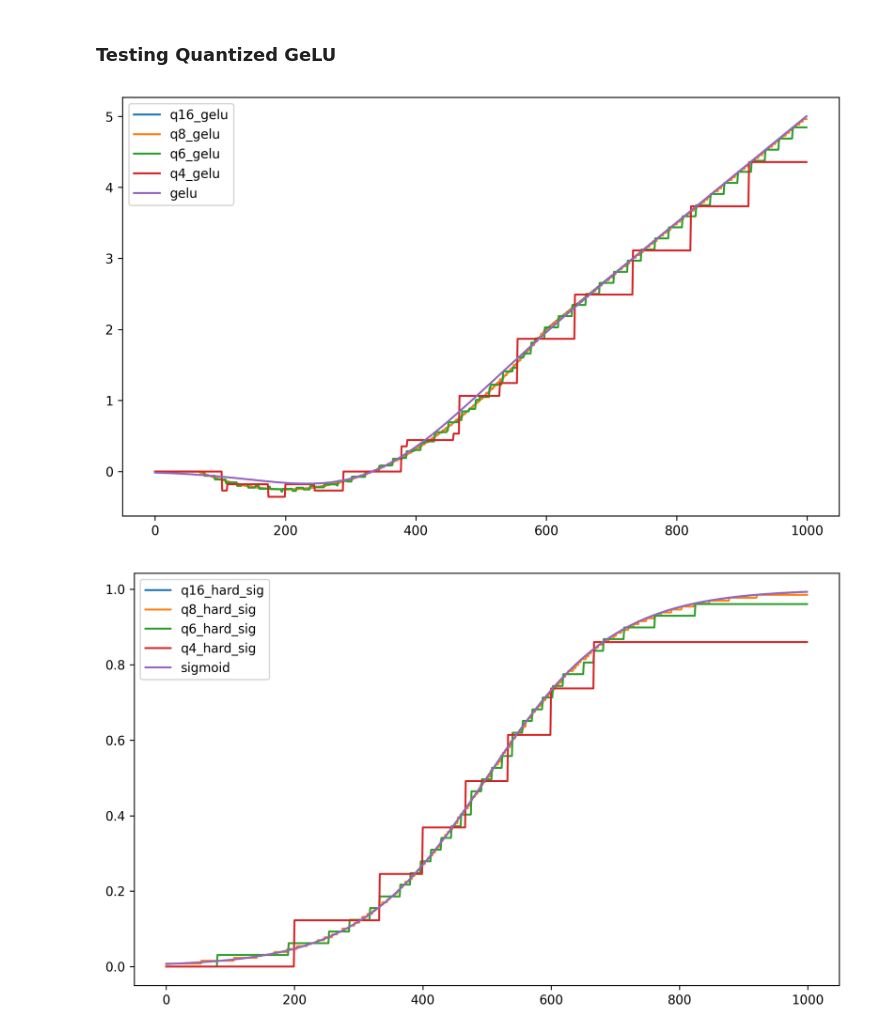
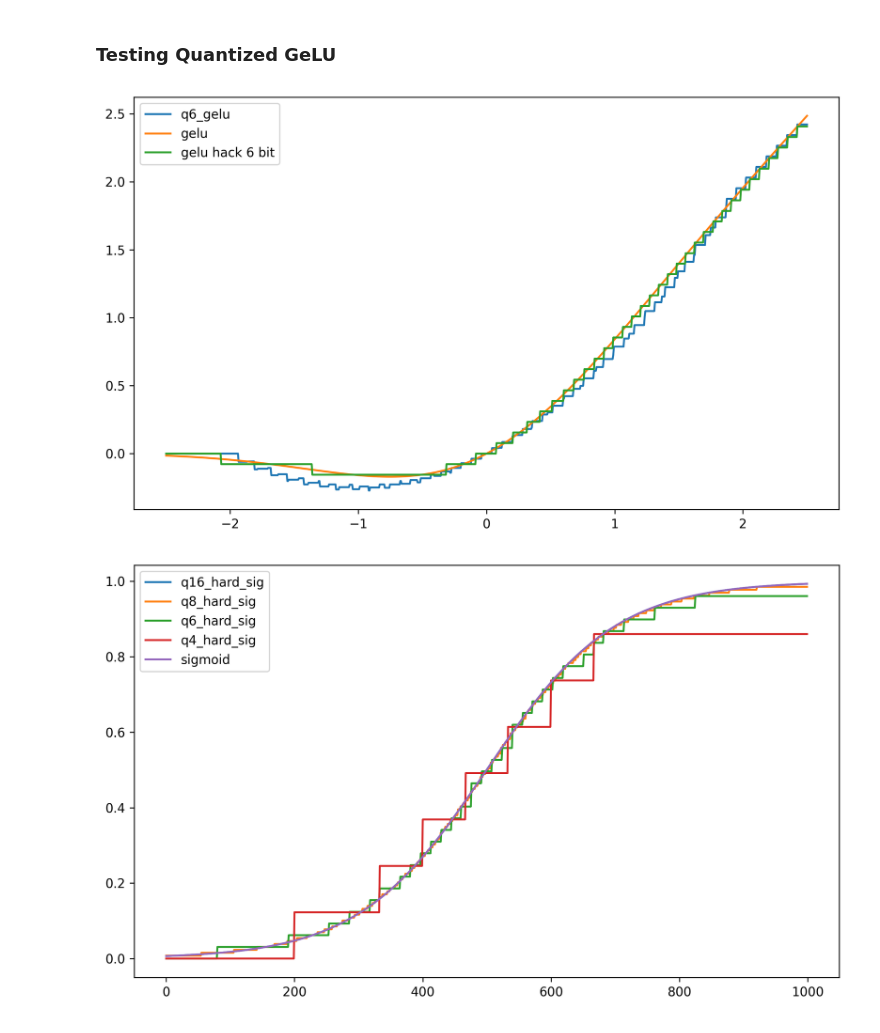
Before and after one commit to kmheckel/Q-S5, a Jupyter notebook: test_aqt.ipynb, the cells around one changed output. Saved outputs shown, nothing was run; the diff lists cells and outputs as text; code cells hidden in the pictures.

Commit message:
added plotting for post gelu quant hack

```diff
--- a/test_aqt.ipynb
+++ b/test_aqt.ipynb
@@ -215,21 +215,29 @@ from s5.utils.quantization import q_had_maybe
 # %%
 qg16 = q_gelu(16)
 qg8 = q_gelu(8)
 qg6 = q_gelu(6)
+qg5 = q_gelu(5)
 qg4 = q_gelu(4)
 
-input_data = jnp.linspace(-2.5,5,1000)
+qh8 = q_had_maybe(8)
+qh6 = q_had_maybe(6)
+qh5 = q_had_maybe(5)
+
+
+input_data = jnp.linspace(-2.5,2.5,1000)
 
 plt.figure(figsize=(10, 6), dpi=300)
-plt.plot(qg16(input_data), label='q16_gelu')
-plt.plot(qg8(input_data), label='q8_gelu')
-plt.plot(qg6(input_data), label='q6_gelu')
-plt.plot(qg4(input_data), label='q4_gelu')
-plt.plot(jax.nn.gelu(input_data), label='gelu')
+#plt.plot(qg16(input_data), label='q16_gelu')
+#plt.plot(qg8(input_data), label='q8_gelu')
+plt.plot(input_data, qg6(input_data), label='q6_gelu')
+#plt.plot(qg4(input_data), label='q4_gelu')
+plt.plot(input_data, jax.nn.gelu(input_data), label='gelu')
+#plt.plot(qh8(jax.nn.gelu(input_data), jnp.ones_like(input_data)), label='gelu hack 8')
+plt.plot(input_data, qh6(jax.nn.gelu(input_data), jnp.ones_like(input_data)), label='gelu hack 6 bit')
 plt.legend()
 plt.show()
 # %% [output]
-[figure, old version]
+[figure, new version]
 # %%
 quant = lambda q, x: q(x, jnp.ones(1000, dtype=jnp.float32))
 # %%
```
